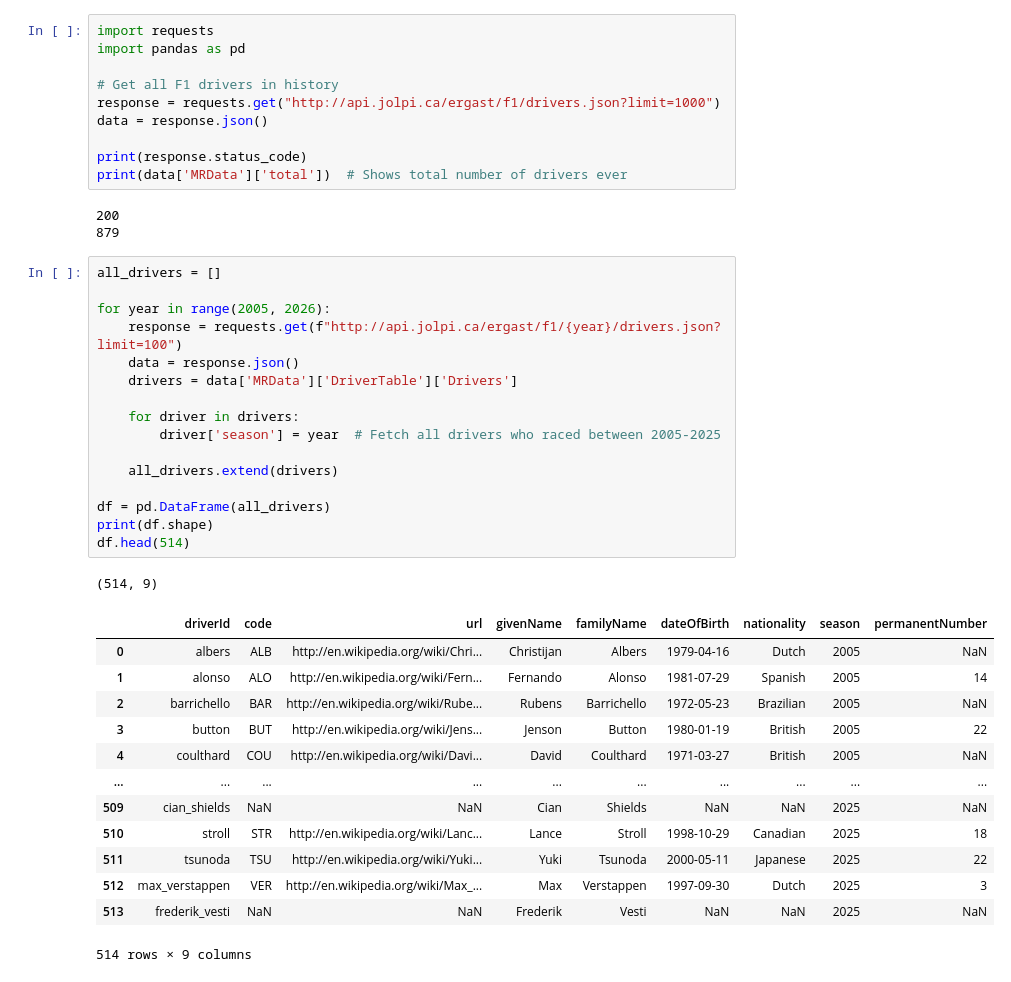
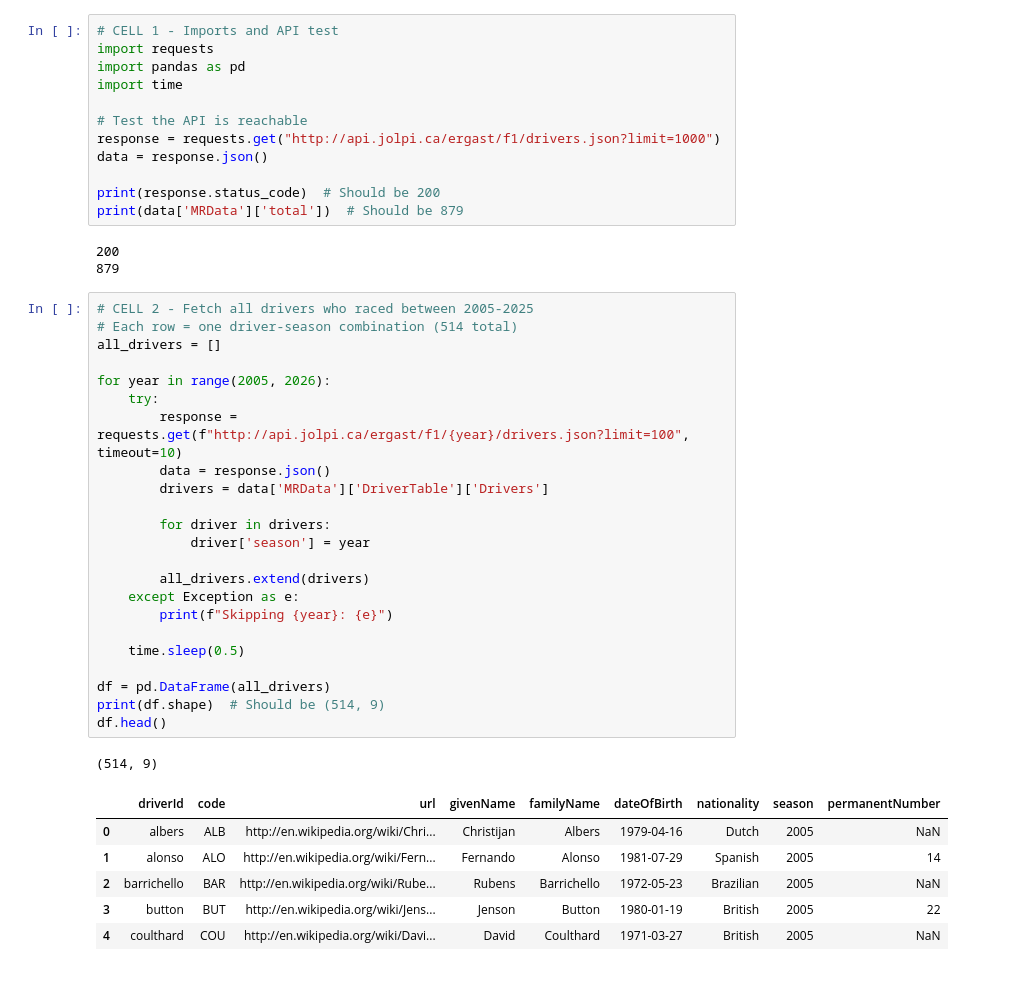
Before and after one commit to costa911/f1-analysis, a Jupyter notebook: f1_analysis.ipynb, the cells around one changed output. Cells and saved outputs as stored; diff of their text form.

```diff
--- a/f1_analysis.ipynb
+++ b/f1_analysis.ipynb
@@ -1,45 +1,47 @@
 # %%
+# CELL 1 - Imports and API test
 import requests
 import pandas as pd
+import time
 
-# Get all F1 drivers in history
+# Test the API is reachable
 response = requests.get("http://api.jolpi.ca/ergast/f1/drivers.json?limit=1000")
 data = response.json()
 
-print(response.status_code)
-print(data['MRData']['total'])  # Shows total number of drivers ever
+print(response.status_code)  # Should be 200
+print(data['MRData']['total'])  # Should be 879
 # %% [output]
 200
 879
 # %%
+# CELL 2 - Fetch all drivers who raced between 2005-2025
+# Each row = one driver-season combination (514 total)
 all_drivers = []
 
 for year in range(2005, 2026):
-    response = requests.get(f"http://api.jolpi.ca/ergast/f1/{year}/drivers.json?limit=100")
-    data = response.json()
-    drivers = data['MRData']['DriverTable']['Drivers']
+    try:
+        response = requests.get(f"http://api.jolpi.ca/ergast/f1/{year}/drivers.json?limit=100", timeout=10)
+        data = response.json()
+        drivers = data['MRData']['DriverTable']['Drivers']
 
-    for driver in drivers:
-        driver['season'] = year  # Fetch all drivers who raced between 2005-2025
+        for driver in drivers:
+            driver['season'] = year
 
-    all_drivers.extend(drivers)
+        all_drivers.extend(drivers)
+    except Exception as e:
+        print(f"Skipping {year}: {e}")
+
+    time.sleep(0.5)
 
 df = pd.DataFrame(all_drivers)
-print(df.shape)
-df.head(514)
+print(df.shape)  # Should be (514, 9)
+df.head()
 # %% [output]
 (514, 9)
 |  | driverId | code | url | givenName | familyName | dateOfBirth | nationality | season | permanentNumber |
 | 0 | albers | ALB | http://en.wikipedia.org/wiki/Chri... | Christijan | Albers | 1979-04-16 | Dutch | 2005 | NaN |
 | 1 | alonso | ALO | http://en.wikipedia.org/wiki/Fern... | Fernando | Alonso | 1981-07-29 | Spanish | 2005 | 14 |
 | 2 | barrichello | BAR | http://en.wikipedia.org/wiki/Rube... | Rubens | Barrichello | 1972-05-23 | Brazilian | 2005 | NaN |
 | 3 | button | BUT | http://en.wikipedia.org/wiki/Jens... | Jenson | Button | 1980-01-19 | British | 2005 | 22 |
 | 4 | coulthard | COU | http://en.wikipedia.org/wiki/Davi... | David | Coulthard | 1971-03-27 | British | 2005 | NaN |
-| ... | ... | ... | ... | ... | ... | ... | ... | ... | ... |
-| 509 | cian_shields | NaN | NaN | Cian | Shields | NaN | NaN | 2025 | NaN |
-| 510 | stroll | STR | http://en.wikipedia.org/wiki/Lanc... | Lance | Stroll | 1998-10-29 | Canadian | 2025 | 18 |
-| 511 | tsunoda | TSU | http://en.wikipedia.org/wiki/Yuki... | Yuki | Tsunoda | 2000-05-11 | Japanese | 2025 | 22 |
-| 512 | max_verstappen | VER | http://en.wikipedia.org/wiki/Max_... | Max | Verstappen | 1997-09-30 | Dutch | 2025 | 3 |
-| 513 | frederik_vesti | NaN | NaN | Frederik | Vesti | NaN | NaN | 2025 | NaN |
-514 rows × 9 columns
 # %%
```
Also changed, not shown: parts of 15 cells of this notebook, 6 other files.
